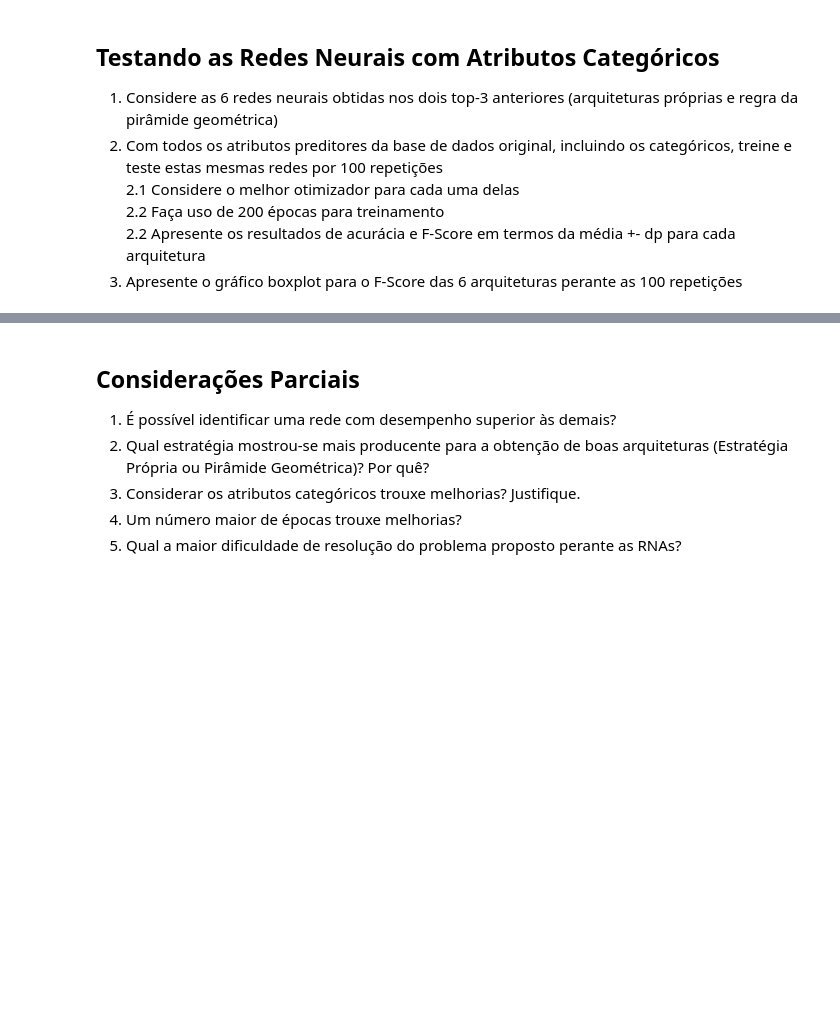
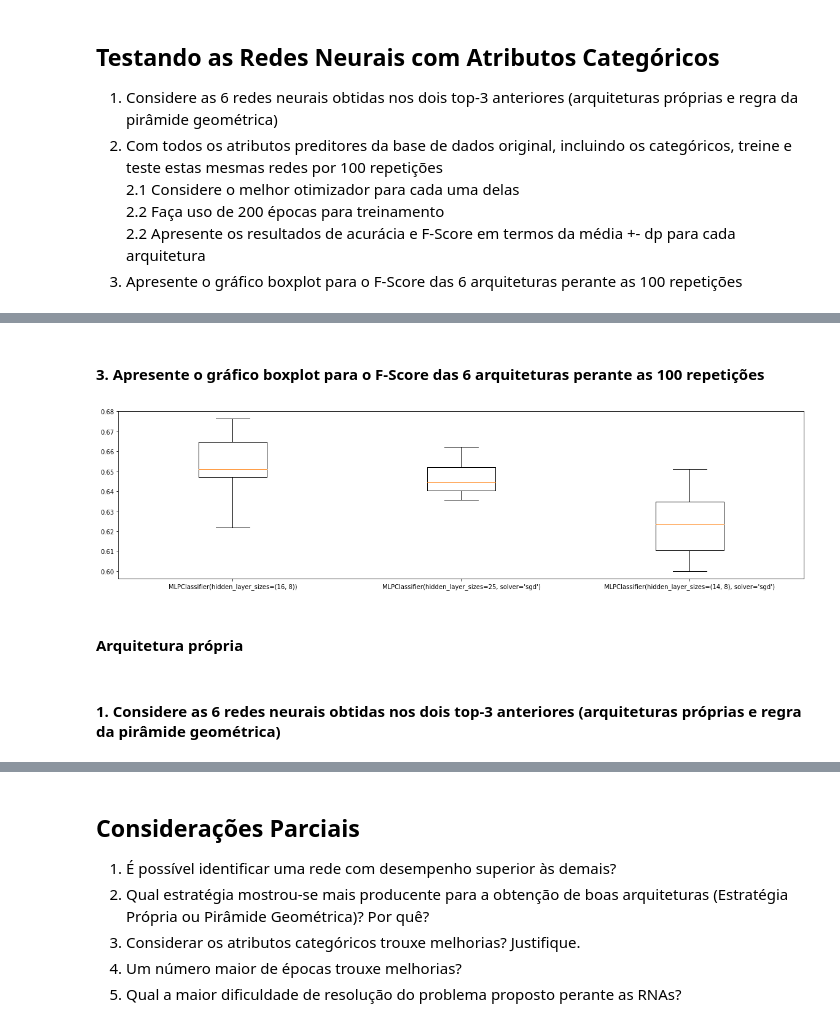
Before and after one commit to elloa-uea/projeto-pratico-3-rna-pp3-team-ltv, a Jupyter notebook: notebooks/PP3.3 - Proposição e Avaliação de RNAs.ipynb, the cells around one changed output, grey strips where cells are left out. Drawn from its saved outputs; the diff is of its cells as text; code cells hidden in the pictures; blank space fills up the shorter version.

```diff
--- a/notebooks/PP3.3 - Proposição e Avaliação de RNAs.ipynb
+++ b/notebooks/PP3.3 - Proposição e Avaliação de RNAs.ipynb
@@ -566,3 +566,7 @@ F-Score: 0.5677
     2.2 Faça uso de 200 épocas para treinamento
     2.2 Apresente os resultados de acurácia e F-Score em termos da média +- dp para cada arquitetura
 3. Apresente o gráfico boxplot para o F-Score das 6 arquiteturas perante as 100 repetições
+# %%
+data = pd.read_csv('../datasets/covtype.csv', sep=";")
+# %%
+X, Y = data[data.columns.drop('Cover_Type')], data['Cover_Type']
@@ -568,0 +577,10 @@ F-Score: 0.5677
+# %%
+# Após definição do número de épocas como 200, obtém-se apenas 5 modelos distintos
+
+models_pg = [
+    MLPClassifier(hidden_layer_sizes=(16, 8), activation='relu', solver='adam', max_iter=200), # Acurácia Top 1 e F-Score Top 1
+    MLPClassifier(hidden_layer_sizes=(25), activation='relu', solver='sgd', max_iter=200), # Acurácia Top 2
+    MLPClassifier(hidden_layer_sizes=(14, 8), activation='relu', solver='sgd', max_iter=200), # Acurácia Top 3
+    MLPClassifier(hidden_layer_sizes=(15, 10), activation='relu', solver='sgd', max_iter=200), #F-Score Top 2
+    MLPClassifier(hidden_layer_sizes=(12, 8), activation='relu', solver='adam', max_iter=200) #F-Score Top 3
+    ]
@@ -568,0 +592,25 @@ F-Score: 0.5677
+# %%
+accuracies_pg, f_scores_pg = [], []
+for i in models_pg:
+    accuracies_pg.append([])
+    f_scores_pg.append([])
+
+for i in range(len(models_pg)):
+    for j in range(10):
+        X_train, X_test, Y_train, Y_test = train_test_split(X, Y, test_size=0.3, shuffle=True)
+
+        X_train_std = (X_train - np.mean(X_train)) / np.std(X_train)
+        X_test_std = (X_test - np.mean(X_train)) / np.std(X_train)
+
+        X_train_std.replace([np.inf, -np.inf], np.nan, inplace=True)
+
+        perceptron = models_pg[i]
+        perceptron.fit(X_train_std, Y_train)
+
+        Y_pred_train = perceptron.predict(X_train_std)
+
+        accuracy = accuracy_score(Y_train, Y_pred_train)
+        accuracies_pg[i].append(accuracy)
+
+        f_score = f1_score(Y_train, Y_pred_train, average='macro')
+        f_scores_pg[i].append(f_score)
@@ -568,0 +661,14 @@ F-Score: 0.5677
+# %% [markdown]
+#### 3. Apresente o gráfico boxplot para o F-Score das 6 arquiteturas perante as 100 repetições
+# %%
+fig = plt.figure(figsize=(20,5))
+ax = fig.add_subplot(111)
+plt.boxplot([f_scores_pg[0], f_scores_pg[1], f_scores_pg[2]])
+ax.set_xticklabels([str(models_pg[0]), str(models_pg[1]), str(models_pg[2])])
+plt.show()
+# %% [output]
+[figure, added]
+# %% [markdown]
+#### Arquitetura própria
+# %% [markdown]
+#### 1. Considere as 6 redes neurais obtidas nos dois top-3 anteriores (arquiteturas próprias e regra da pirâmide geométrica)
```
Also changed, not shown: parts of 23 cells of this notebook.
